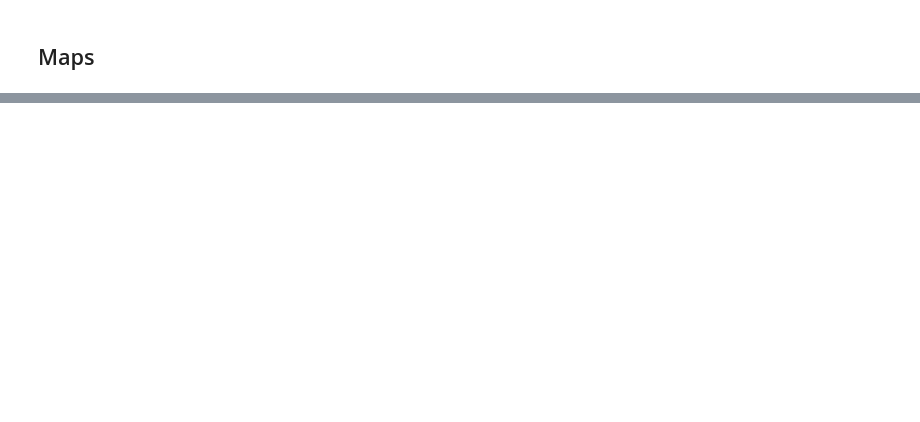
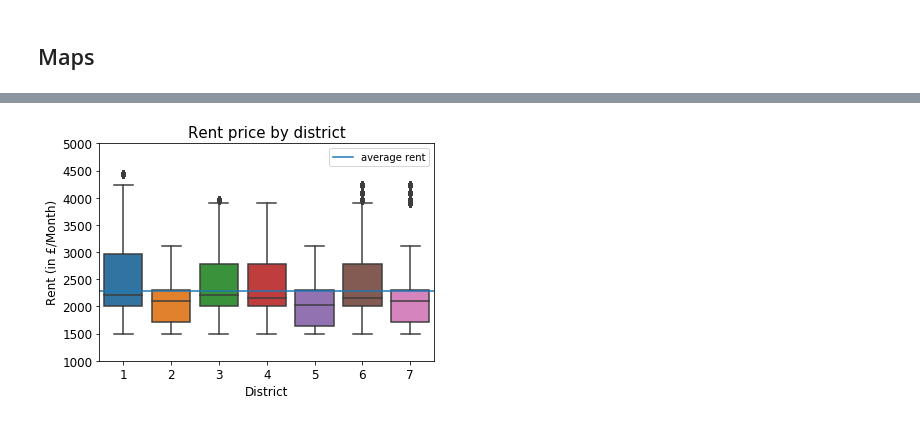
Before and after one commit to angelrureLurtis/LondonNW6, a Jupyter notebook: Yield_analysis.ipynb, the cells around one changed output, grey strips where cells are left out. Drawn from its saved outputs; the diff is of its cells as text; code cells hidden in the pictures; blank space fills up the shorter version.

```diff
--- a/Yield_analysis.ipynb
+++ b/Yield_analysis.ipynb
@@ -201,0 +228,15 @@ fig.update_layout(
+# %%
+plot = sns.boxplot(data=rent_by_district, x = 'district', y='value')
+plt.axhline(rent_by_district['value'].mean(), label='average rent')
+plt.ylim(1000, 5000)
+
+
+plt.title('Rent price by district', fontsize=15)
+
+plot.set_xlabel('District', fontsize=12)
+plot.set_ylabel('Rent (in £/Month)', fontsize=12)
+plot.tick_params(labelsize=12)
+plt.legend()
+plt.show()
+# %% [output]
+[figure, added]
```
Also changed, not shown: parts of 16 cells of this notebook, 3 other files.
